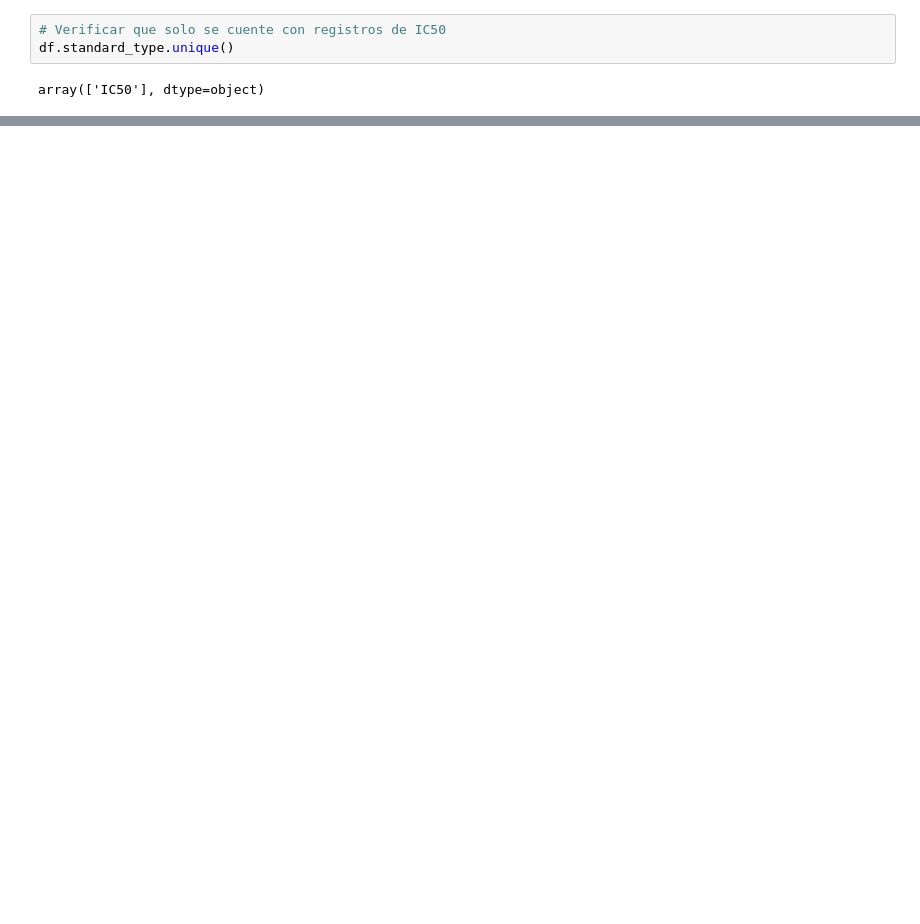
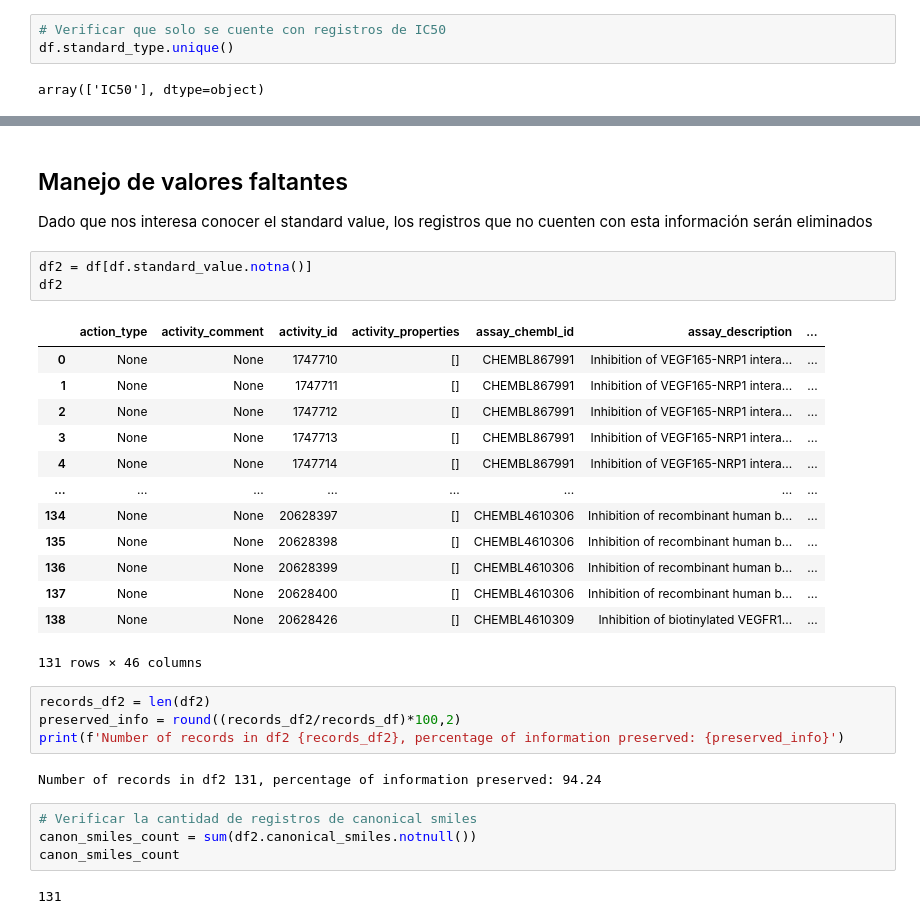
Before and after one commit to rromerov/Proyecto_Integrador, a Jupyter notebook: main.ipynb, the cells around one changed output, grey strips where cells are left out. Saved outputs shown, nothing was run; the diff lists cells and outputs as text; blank space fills up the shorter version.

```diff
--- a/main.ipynb
+++ b/main.ipynb
@@ -95,0 +159,32 @@ array(['IC50'], dtype=object)
+# %% [markdown]
+## Manejo de valores faltantes
+Dado que nos interesa conocer el standard value, los registros que no cuenten con esta información serán eliminados
+# %%
+df2 = df[df.standard_value.notna()]
+df2
+# %% [output]
+|  | action_type | activity_comment | activity_id | activity_properties | assay_chembl_id | assay_description | ... |
+| 0 | None | None | 1747710 | [] | CHEMBL867991 | Inhibition of VEGF165-NRP1 intera... | ... |
+| 1 | None | None | 1747711 | [] | CHEMBL867991 | Inhibition of VEGF165-NRP1 intera... | ... |
+| 2 | None | None | 1747712 | [] | CHEMBL867991 | Inhibition of VEGF165-NRP1 intera... | ... |
+| 3 | None | None | 1747713 | [] | CHEMBL867991 | Inhibition of VEGF165-NRP1 intera... | ... |
+| 4 | None | None | 1747714 | [] | CHEMBL867991 | Inhibition of VEGF165-NRP1 intera... | ... |
+| ... | ... | ... | ... | ... | ... | ... | ... |
+| 134 | None | None | 20628397 | [] | CHEMBL4610306 | Inhibition of recombinant human b... | ... |
+| 135 | None | None | 20628398 | [] | CHEMBL4610306 | Inhibition of recombinant human b... | ... |
+| 136 | None | None | 20628399 | [] | CHEMBL4610306 | Inhibition of recombinant human b... | ... |
+| 137 | None | None | 20628400 | [] | CHEMBL4610306 | Inhibition of recombinant human b... | ... |
+| 138 | None | None | 20628426 | [] | CHEMBL4610309 | Inhibition of biotinylated VEGFR1... | ... |
+131 rows × 46 columns
+# %%
+records_df2 = len(df2)
+preserved_info = round((records_df2/records_df)*100,2)
+print(f'Number of records in df2 {records_df2}, percentage of information preserved: {preserved_info}')
+# %% [output]
+Number of records in df2 131, percentage of information preserved: 94.24
+# %%
+# Verificar la cantidad de registros de canonical smiles
+canon_smiles_count = sum(df2.canonical_smiles.notnull())
+canon_smiles_count
+# %% [output]
+131
```
Also changed, not shown: parts of 27 cells of this notebook.
